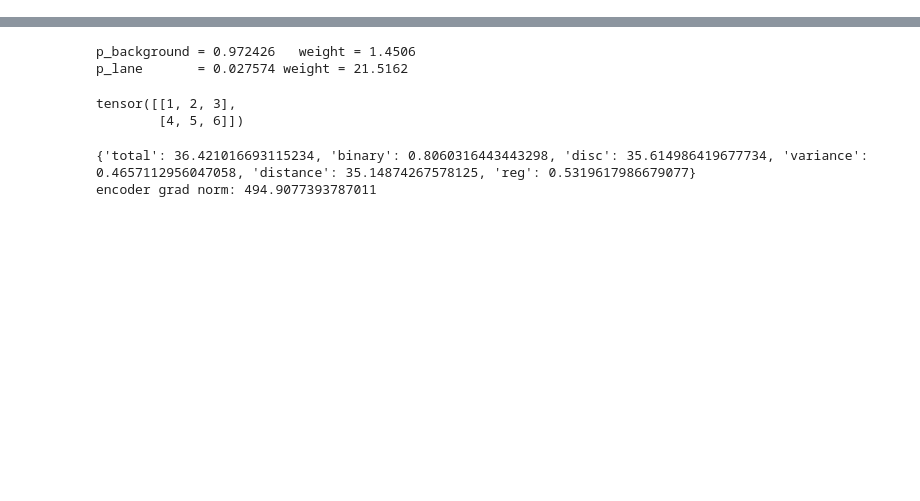
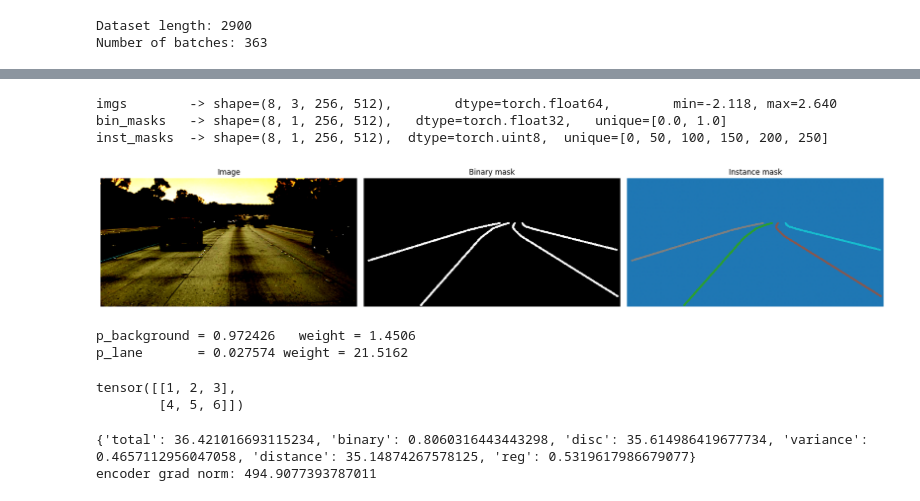
Before and after one commit to abdullahtapanci/LaneDetection, a Jupyter notebook: trial.ipynb, the cells around one changed output, grey strips where cells are left out. Cells and saved outputs as stored; diff of their text form; code cells hidden in the pictures; blank space fills up the shorter version.

```diff
--- a/trial.ipynb
+++ b/trial.ipynb
@@ -63,12 +72,20 @@ print(f"inst_masks  -> shape={tuple(inst_masks.shape)},  dtype={inst_masks.dtype
 i = 0  # change to view different samples in the batch
 
 # image: (C, H, W) -> (H, W, C); cv2 loaded BGR so swap to RGB for display
-img_np = imgs[i].permute(1, 2, 0).numpy()[:, :, ::-1]
-bin_np = bin_masks[i].squeeze(0).numpy()
+mean = np.array([0.485, 0.456, 0.406], dtype=np.float32)
+std  = np.array([0.229, 0.224, 0.225], dtype=np.float32)
+
+img_np = imgs[i].permute(1, 2, 0).numpy()       # (H, W, C), already RGB
+img_np = (img_np * std + mean).clip(0, 1)        # denormalize for display
+
+bin_np  = bin_masks[i].squeeze(0).numpy()
 inst_np = inst_masks[i].squeeze(0).numpy()
 
 fig, axes = plt.subplots(1, 3, figsize=(18, 5))
-axes[0].imshow(img_np); axes[0].set_title("Image"); axes[0].axis("off")
-axes[1].imshow(bin_np, cmap="gray"); axes[1].set_title("Binary mask"); axes[1].axis("off")
-axes[2].imshow(inst_np, cmap="tab10"); axes[2].set_title("Instance mask"); axes[2].axis("off")
+axes[0].imshow(img_np);                 axes[0].set_title("Image");        axes[0].axis("off")
+axes[1].imshow(bin_np, cmap="gray");    axes[1].set_title("Binary mask");  axes[1].axis("off")
+axes[2].imshow(inst_np, cmap="tab10");  axes[2].set_title("Instance mask");axes[2].axis("off")
 plt.tight_layout(); plt.show()
+# %% [output]
+Dataset length: 2900
+Number of batches: 363
@@ -75,3 +93,7 @@ plt.tight_layout(); plt.show()
+imgs        -> shape=(8, 3, 256, 512),        dtype=torch.float64,        min=-2.118, max=2.640
+bin_masks   -> shape=(8, 1, 256, 512),   dtype=torch.float32,   unique=[0.0, 1.0]
+inst_masks  -> shape=(8, 1, 256, 512),  dtype=torch.uint8,  unique=[0, 50, 100, 150, 200, 250]
+[figure, added]
 # %%
 import torch
 from src.models.encoder import ENetEncoder
```
Also changed, not shown: parts of 3 cells of this notebook, 1 other file.
